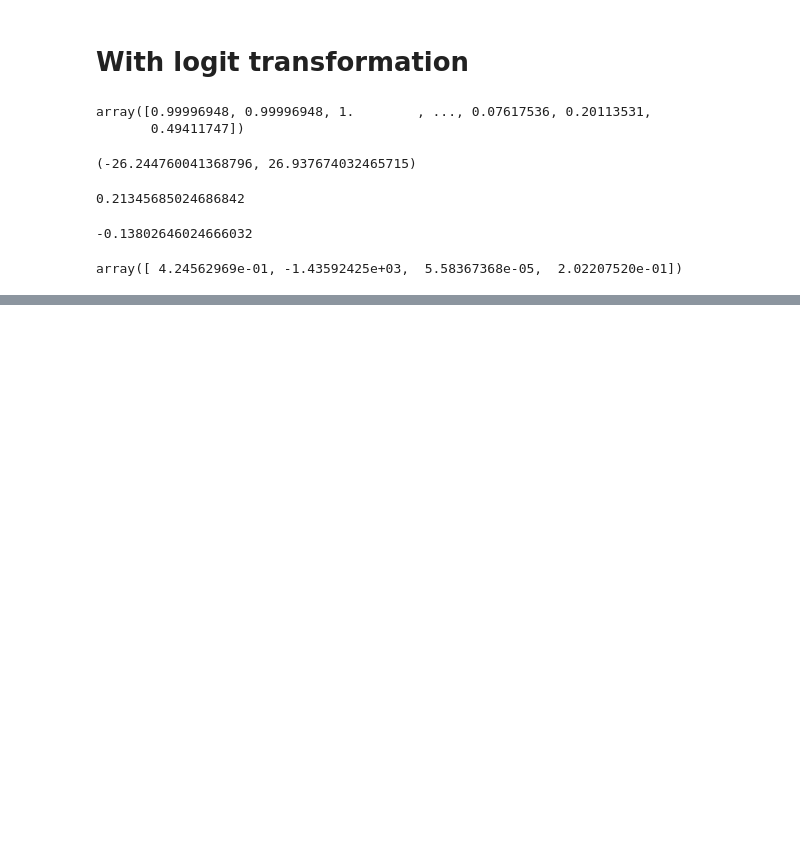
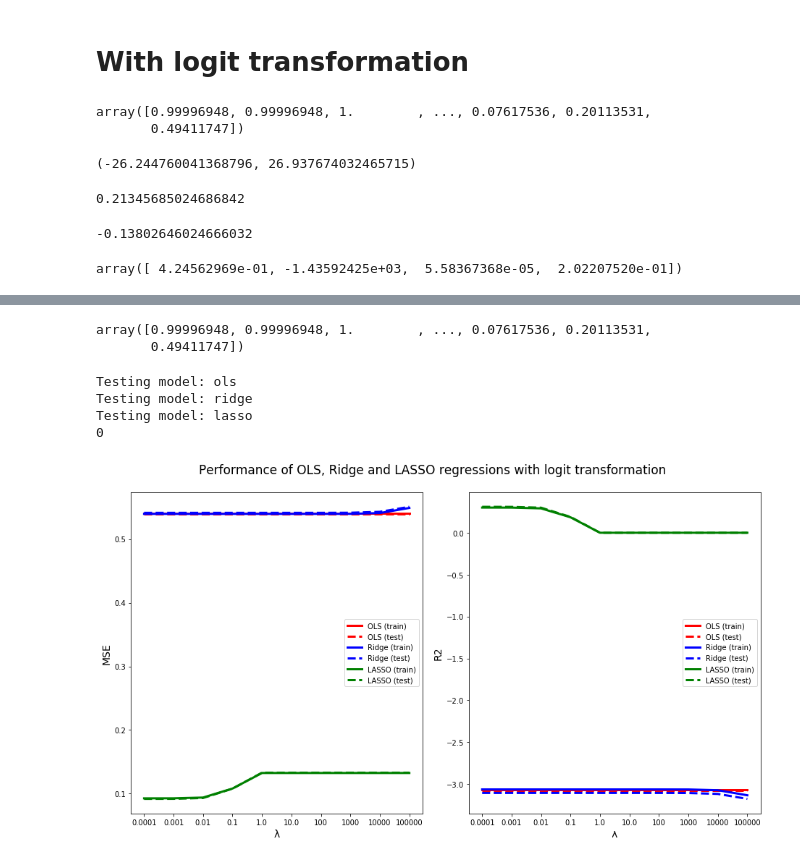
Before and after one commit to hannasv/Project3, a Jupyter notebook: Project3_LinearRegression.ipynb, the cells around one changed output, grey strips where cells are left out. Drawn from its saved outputs; the diff is of its cells as text; code cells hidden in the pictures; blank space fills up the shorter version.

Commit message:
tried linear regression with standard scalar

```diff
--- a/Project3_LinearRegression.ipynb
+++ b/Project3_LinearRegression.ipynb
@@ -381,0 +406,68 @@ array([ 4.24562969e-01, -1.43592425e+03,  5.58367368e-05,  2.02207520e-01])
+# %%
+y
+# %% [output]
+array([0.99996948, 0.99996948, 1.        , ..., 0.07617536, 0.20113531,
+       0.49411747])
+# %%
+# Experimental setup
+models = {
+    "ols": algorithms.OLS,
+    #"ols": LinearRegression,
+    'ridge': algorithms.Ridge,
+    "lasso": algorithms.Lasso
+}
+param_grid = {
+    'ols': [0],
+    'ridge': [0.0001, 0.001, 0.01, 0.1, 1.0, 10.0, 100, 10**3, 10**4, 10**5],
+    'lasso': [0.0001, 0.001, 0.01, 0.1, 1.0, 10.0, 100, 10**3, 10**4, 10**5]
+}
+
+# Choosing the same splitsize as the notebook in order to compare.
+results, z_pred_best, coeffs = model_comparison(
+    models, param_grid, p, y, split_size=0.2
+    )
+# %% [output]
+Testing model: ols
+Testing model: ridge
+Testing model: lasso
+0
+# %%
+# Generate figure
+
+# MSE
+plt.figure(1, figsize = (13,7))
+plt.subplot(1,2,1)
+xlogr = np.log10(param_grid['ridge'])  # log x-axis
+plt.plot(xlogr, (results["mse_train"]["ols"]*np.ones(len(xlogr))).T, 'r', label='OLS (train)', linewidth=3.0)
+plt.plot(xlogr, (results["mse_test"]["ols"]*np.ones(len(xlogr))).T, 'r--', label='OLS (test)',  linewidth=3.0)
+plt.plot(xlogr, np.asarray(results["mse_train"]["ridge"]).T, 'b', label='Ridge (train)', linewidth=3.0)
+plt.plot(xlogr, np.asarray(results["mse_test"]["ridge"]).T, 'b--', label='Ridge (test)', linewidth=3.0)
+plt.plot(xlogr, np.asarray(results["mse_train"]["lasso"]).T, 'g', label='LASSO (train)', linewidth=3.0)
+plt.plot(xlogr, np.asarray(results["mse_test"]["lasso"]).T, 'g--', label='LASSO (test)', linewidth=3.0)
+ax = plt.gca()
+plt.xticks(np.asarray(xlogr))
+ax.set_xticklabels(param_grid['ridge'])
+plt.xlabel('λ', fontsize=14)
+plt.ylabel('MSE', fontsize=14)
+plt.legend()
+
+# R-squared
+plt.subplot(1,2,2)
+plt.plot(xlogr, (results["r2_train"]["ols"]*np.ones(len(xlogr))).T, 'r', label='OLS (train)', linewidth=3.0)
+plt.plot(xlogr, (results["r2_test"]["ols"]*np.ones(len(xlogr))).T, 'r--', label='OLS (test)', linewidth=3.0)
+plt.plot(xlogr, np.asarray(results["r2_train"]["ridge"]).T, 'b', label='Ridge (train)', linewidth=3.0)
+plt.plot(xlogr, np.asarray(results["r2_test"]["ridge"]).T, 'b--', label='Ridge (test)', linewidth=3.0)
+plt.plot(xlogr, np.asarray(results["r2_train"]["lasso"]).T, 'g', label='LASSO (train)', linewidth=3.0)
+plt.plot(xlogr, np.asarray(results["r2_test"]["lasso"]).T, 'g--', label='LASSO (test)', linewidth=3.0)
+ax = plt.gca()
+plt.xticks(np.asarray(xlogr))
+ax.set_xticklabels(param_grid['ridge'])
+plt.xlabel('λ', fontsize=14)
+plt.ylabel('R2', fontsize=14)
+plt.legend()
+plt.suptitle("Performance of OLS, Ridge and LASSO regressions with logit transformation", y=1.05, fontsize=17)
+plt.savefig("results/figures/metric_regression_on_allData_with_Logit.png", bbox_inches = "tight")
+plt.tight_layout()
+plt.show()
+# %% [output]
+[figure, added]
```
Also changed, not shown: parts of 5 cells of this notebook, 3 other files.
